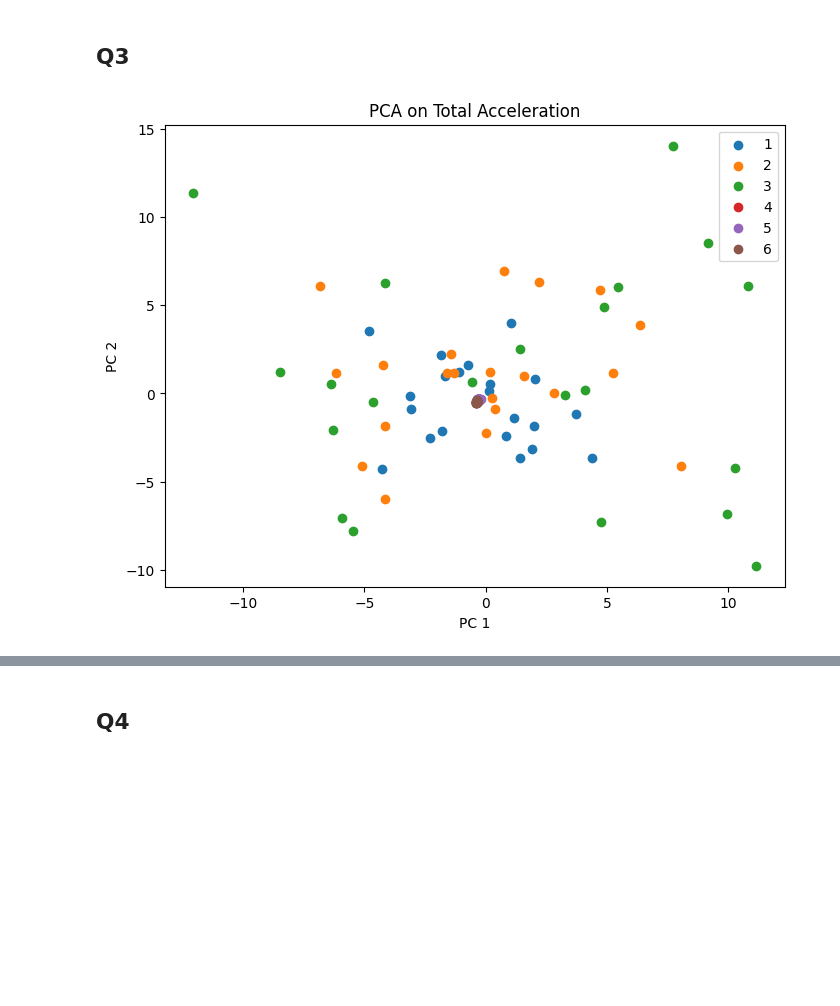
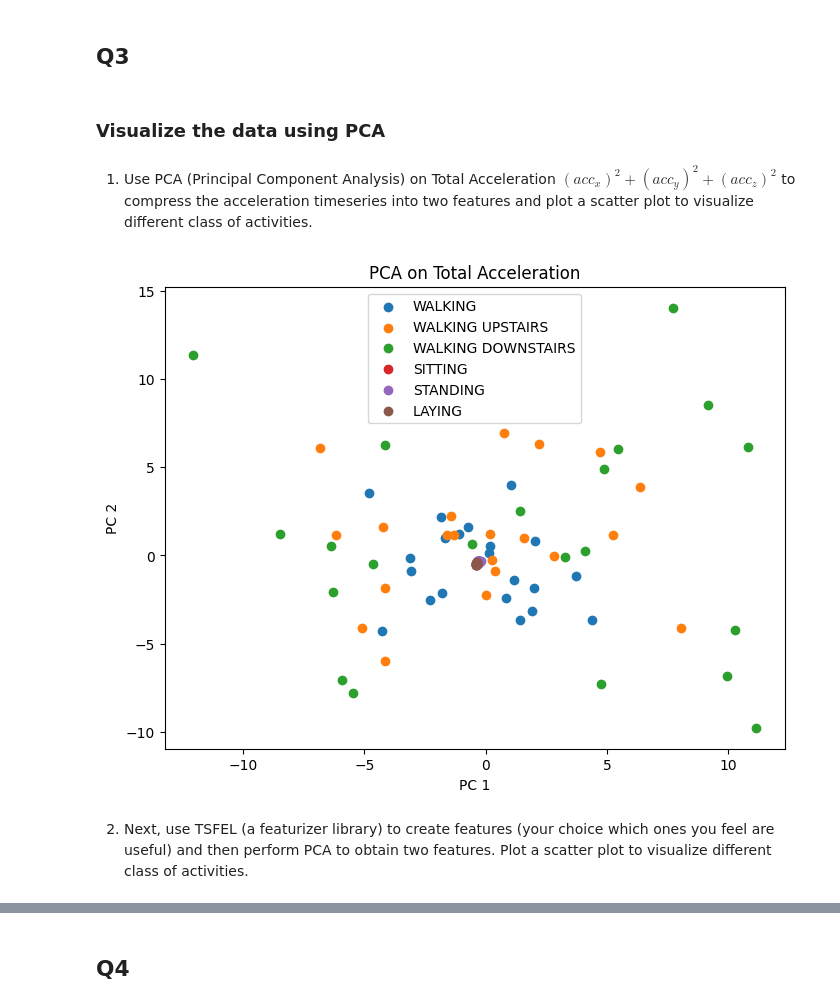
Before and after one commit to PankajGadhwal/ML-Projects, a Jupyter notebook: A1/HAR/Task1.ipynb, the cells around one changed output, grey strips where cells are left out. Drawn from its saved outputs; the diff is of its cells as text; code cells hidden in the pictures; blank space fills up the shorter version.

```diff
--- a/A1/HAR/Task1.ipynb
+++ b/A1/HAR/Task1.ipynb
@@ -38,7 +40,7 @@ from sklearn.preprocessing import StandardScaler
 from sklearn.decomposition import PCA
 from sklearn.feature_selection import VarianceThreshold, SelectKBest, f_classif
 # %%
-activity = {
+activity_labels = {
     1: "WALKING",
     2: "WALKING UPSTAIRS",
     3: "WALKING DOWNSTAIRS",
@@ -154,24 +181,34 @@ print(nX_train.shape)
 (126, 10)
 # %% [markdown]
 ## Q3
+# %% [markdown]
+### Visualize the data using PCA
+# %% [markdown]
+1. Use PCA (Principal Component Analysis) on Total Acceleration
+$
+(acc_x)^2 + (acc_y)^2 + (acc_z)^2
+$
+ to compress the acceleration timeseries into two features and plot a scatter plot to visualize different class of activities.
 # %%
 X_train_total_acc = np.sum(X_train**2, axis=2)
 data_with_labels = np.column_stack((X_train_total_acc, y_train))
 
 pca = PCA(n_components=2)
 X_train_pca = pca.fit_transform(data_with_labels)
 
 plt.figure(figsize=(8, 6))
 for activity in np.unique(y_train):
     indices = np.where(y_train == activity)
-    plt.scatter(X_train_pca[indices, 0], X_train_pca[indices, 1], label=activity)
+    plt.scatter(X_train_pca[indices, 0], X_train_pca[indices, 1], label=activity_labels[activity])
 plt.title('PCA on Total Acceleration')
 plt.xlabel('PC 1')
 plt.ylabel('PC 2')
 plt.legend()
 plt.show()
 # %% [output]
-[figure, old version]
+[figure, new version]
+# %% [markdown]
+2. Next, use TSFEL (a featurizer library) to create features (your choice which ones you feel are useful) and then perform PCA to obtain two features. Plot a scatter plot to visualize different class of activities.
 # %%
 data_with_labels = np.column_stack((nX_train, y_train))
 
```
Also changed, not shown: parts of 17 cells of this notebook.
